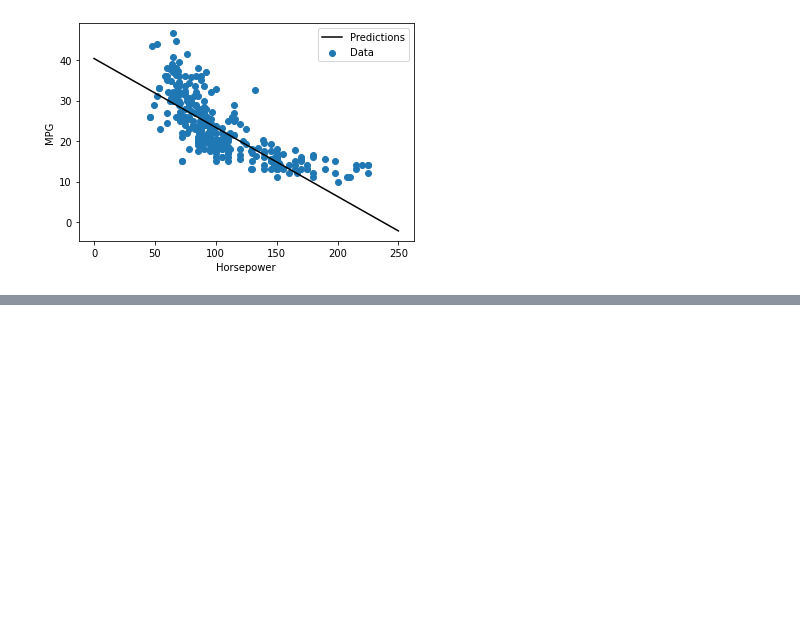
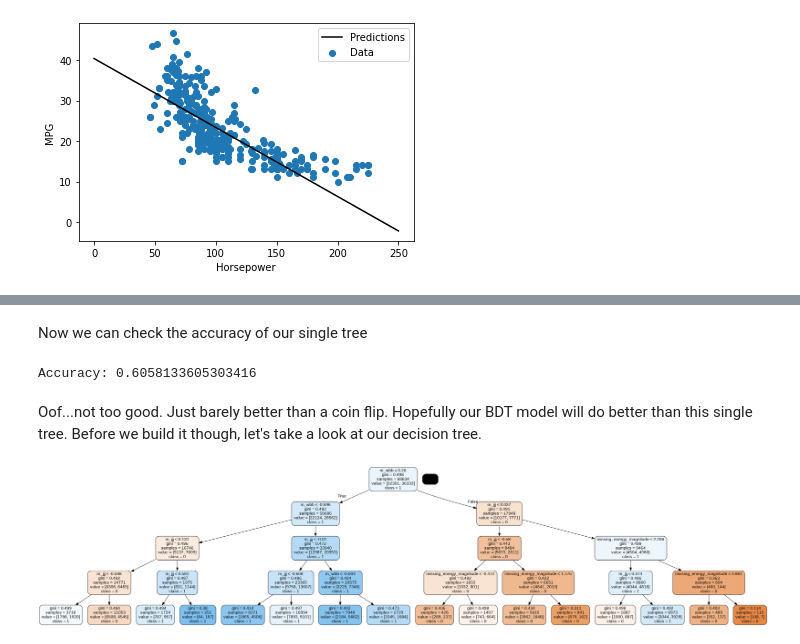
Before and after one commit to savvy379/codashep_ml_2022, a Jupyter notebook: lecture1_intro/Intro_to_ML_and_BDTs.ipynb, the cells around one changed output, grey strips where cells are left out. Saved outputs shown, nothing was run; the diff lists cells and outputs as text; code cells hidden in the pictures; blank space fills up the shorter version.

```diff
--- a/lecture1_intro/Intro_to_ML_and_BDTs.ipynb
+++ b/lecture1_intro/Intro_to_ML_and_BDTs.ipynb
@@ -546,0 +665,14 @@ plot_horsepower(x, y)
+# %%
+## select a few columns
+feature_cols = ['lepton_eta','m_wbb','m_jjj','jet1eta','missing_energy_magnitude']
+X_reduced = X[feature_cols]
+# %%
+## split our data
+from sklearn.model_selection import train_test_split
+X_train, X_test, y_train, y_test = train_test_split(X_reduced, y, test_size=0.3, random_state=1)
+# %%
+## scale our features
+from sklearn.preprocessing import StandardScaler
+scaler = StandardScaler()
+X_train = scaler.fit_transform(X_train)
+X_test = scaler.fit_transform(X_test)
@@ -546,0 +681,19 @@ plot_horsepower(x, y)
+# %%
+from sklearn.tree import DecisionTreeClassifier
+# Create Decision Tree classifer object
+clf = DecisionTreeClassifier(max_depth=4)
+
+# Train Decision Tree Classifer
+clf = clf.fit(X_train,y_train)
+
+#Predict the response for test dataset
+y_pred = clf.predict(X_test)
+# %% [markdown]
+Now we can check the accuracy of our single tree
+# %%
+# Model Accuracy, how often is the classifier correct?
+print("Accuracy:",clf.score(X_test, y_test))
+# %% [output]
+Accuracy: 0.6058133605303416
+# %% [markdown]
+Oof...not too good. Just barely better than a coin flip. Hopefully our BDT model will do better than this single tree. Before we build it though, let's take a look at our decision tree.
@@ -546,0 +705,10 @@ plot_horsepower(x, y)
+# %%
+dot_data = StringIO()
+export_graphviz(clf, out_file=dot_data,
+                filled=True, rounded=True,
+                special_characters=True,feature_names = feature_cols,class_names=['0','1'])
+graph = pydotplus.graph_from_dot_data(dot_data.getvalue())
+graph.write_png('tree.png')
+Image(graph.create_png())
+# %% [output]
+[figure, added]
```
Also changed, not shown: parts of 39 cells of this notebook.
